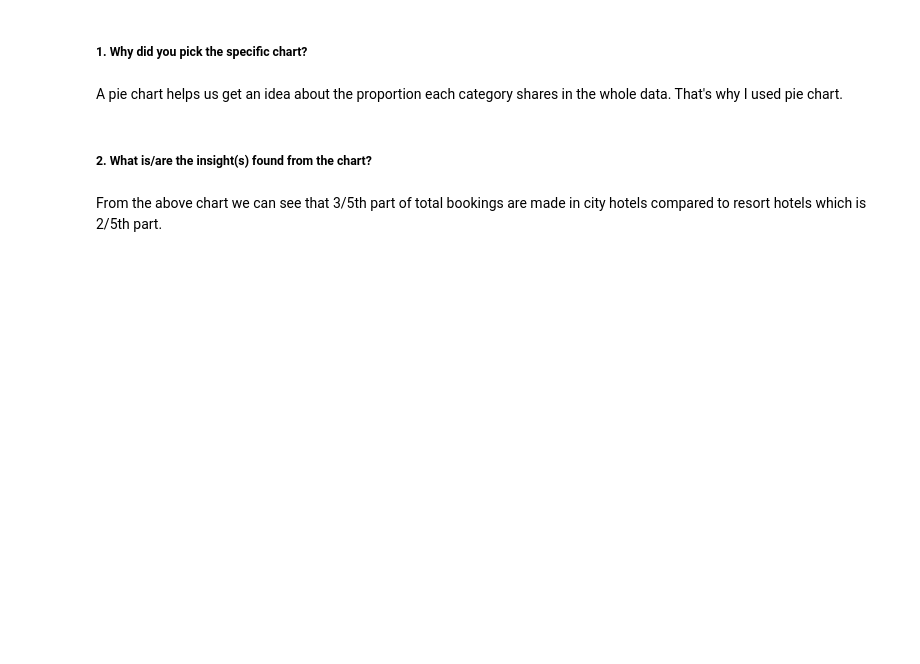
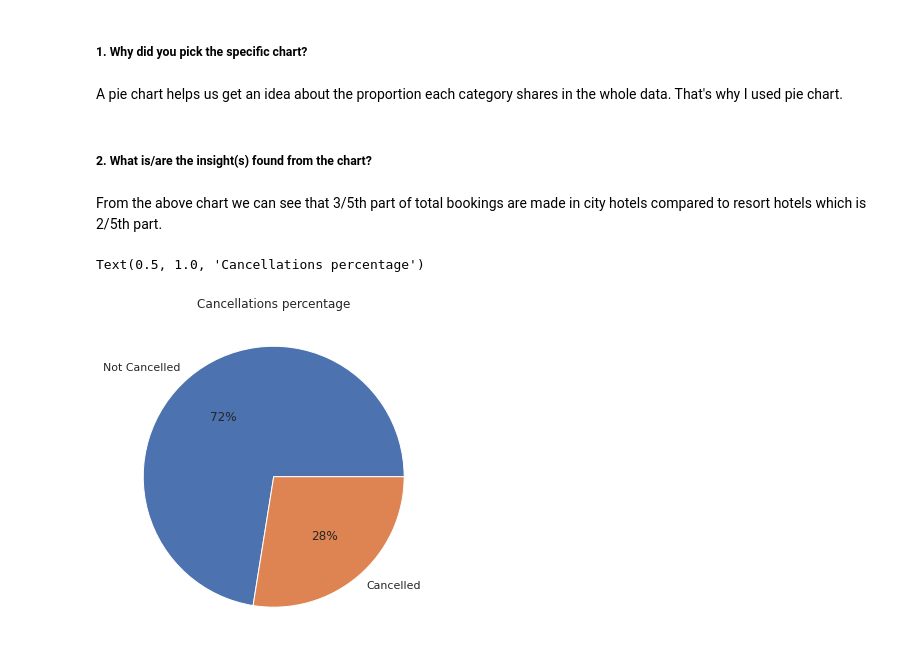
Before and after one commit to ayush9304/HotelBookingAnalysisEDA, a Jupyter notebook: EDA_Hotel_Booking_Analysis.ipynb, the cells around one changed output. Saved outputs shown, nothing was run; the diff lists cells and outputs as text; code cells hidden in the pictures; blank space fills up the shorter version.

Commit message:
Done EDA on cancellations

```diff
--- a/EDA_Hotel_Booking_Analysis.ipynb
+++ b/EDA_Hotel_Booking_Analysis.ipynb
@@ -503,3 +520,12 @@ A pie chart helps us get an idea about the proportion each category shares in th
 ##### 2. What is/are the insight(s) found from the chart?
 # %% [markdown]
 From the above chart we can see that 3/5th part of total bookings are made in city hotels compared to resort hotels which is 2/5th part.
+# %%
+# Cancellations percentage
+plt.figure(figsize=(6,6))
+d = df['is_canceled'].value_counts()
+p = plt.pie(d, autopct="%.0f%%", labels=['Not Cancelled', 'Cancelled'])
+plt.title("Cancellations percentage")
+# %% [output]
+Text(0.5, 1.0, 'Cancellations percentage')
+[figure, added]
```
Also changed, not shown: parts of 17 cells of this notebook.
